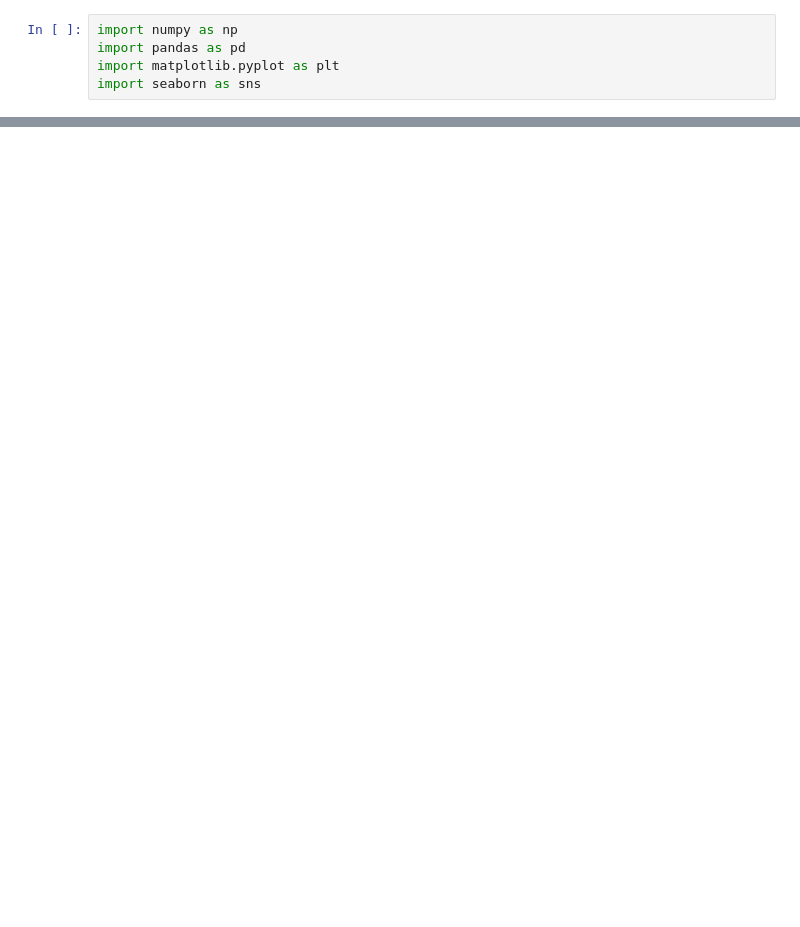
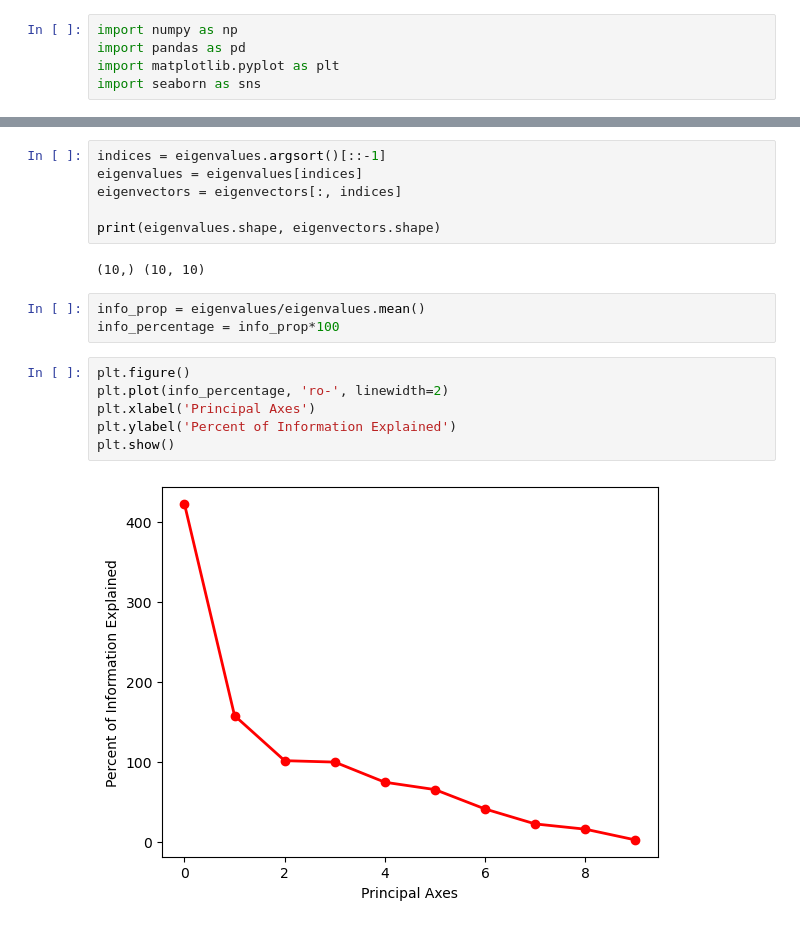
Before and after one commit to OsaidZaher/Classifications, a Jupyter notebook: PCA gamme and particle classifications/script.ipynb, the cells around one changed output, grey strips where cells are left out. Drawn from its saved outputs; the diff is of its cells as text; blank space fills up the shorter version.

```diff
--- a/PCA gamme and particle classifications/script.ipynb
+++ b/PCA gamme and particle classifications/script.ipynb
@@ -17,0 +51,19 @@ data_matrix = df.float_cols
+# %%
+indices = eigenvalues.argsort()[::-1]
+eigenvalues = eigenvalues[indices]
+eigenvectors = eigenvectors[:, indices]
+
+print(eigenvalues.shape, eigenvectors.shape)
+# %% [output]
+(10,) (10, 10)
+# %%
+info_prop = eigenvalues/eigenvalues.mean()
+info_percentage = info_prop*100
+# %%
+plt.figure()
+plt.plot(info_percentage, 'ro-', linewidth=2)
+plt.xlabel('Principal Axes')
+plt.ylabel('Percent of Information Explained')
+plt.show()
+# %% [output]
+[figure, added]
```
Also changed, not shown: parts of 8 cells of this notebook, 5 other files.
